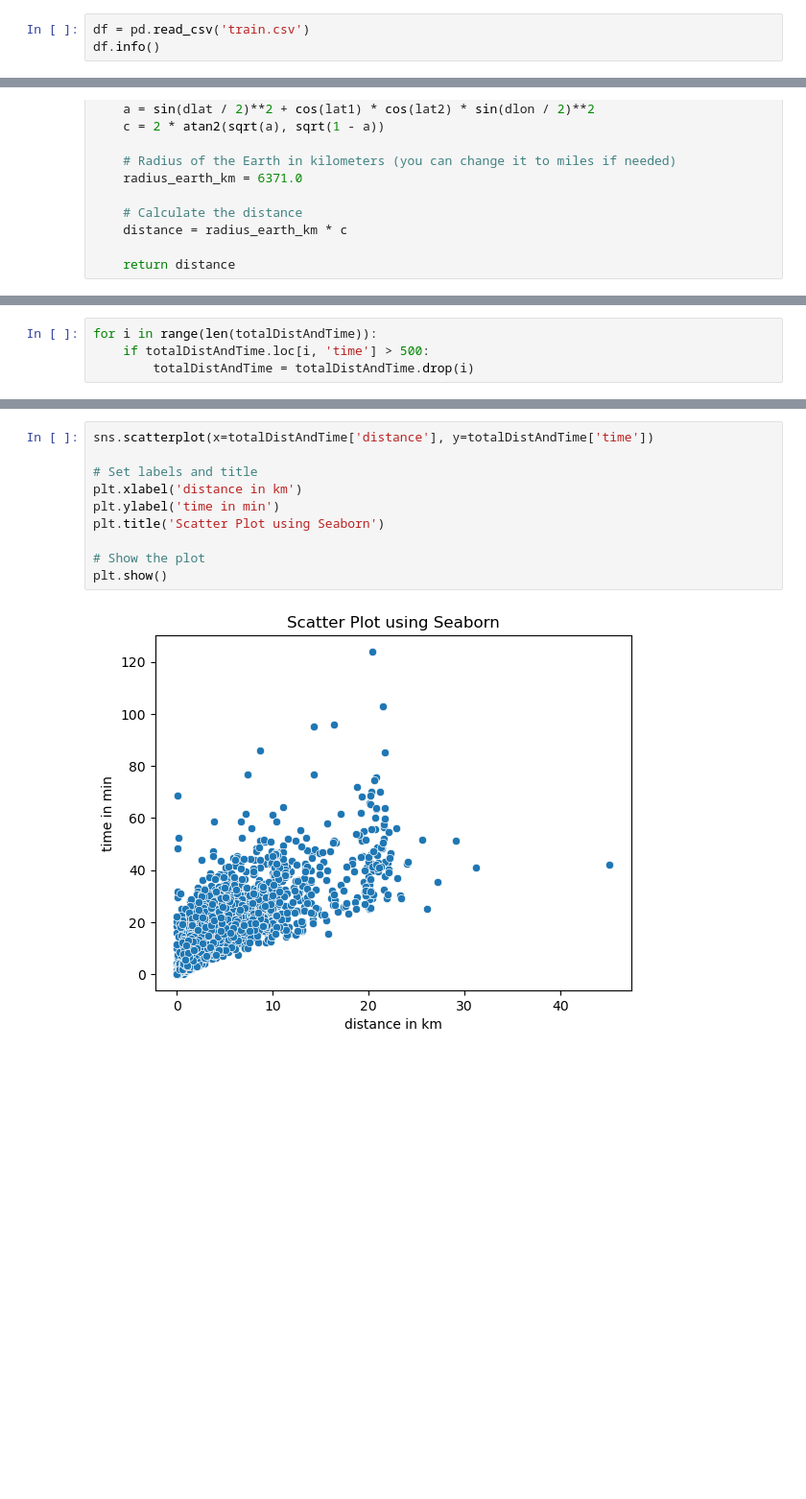
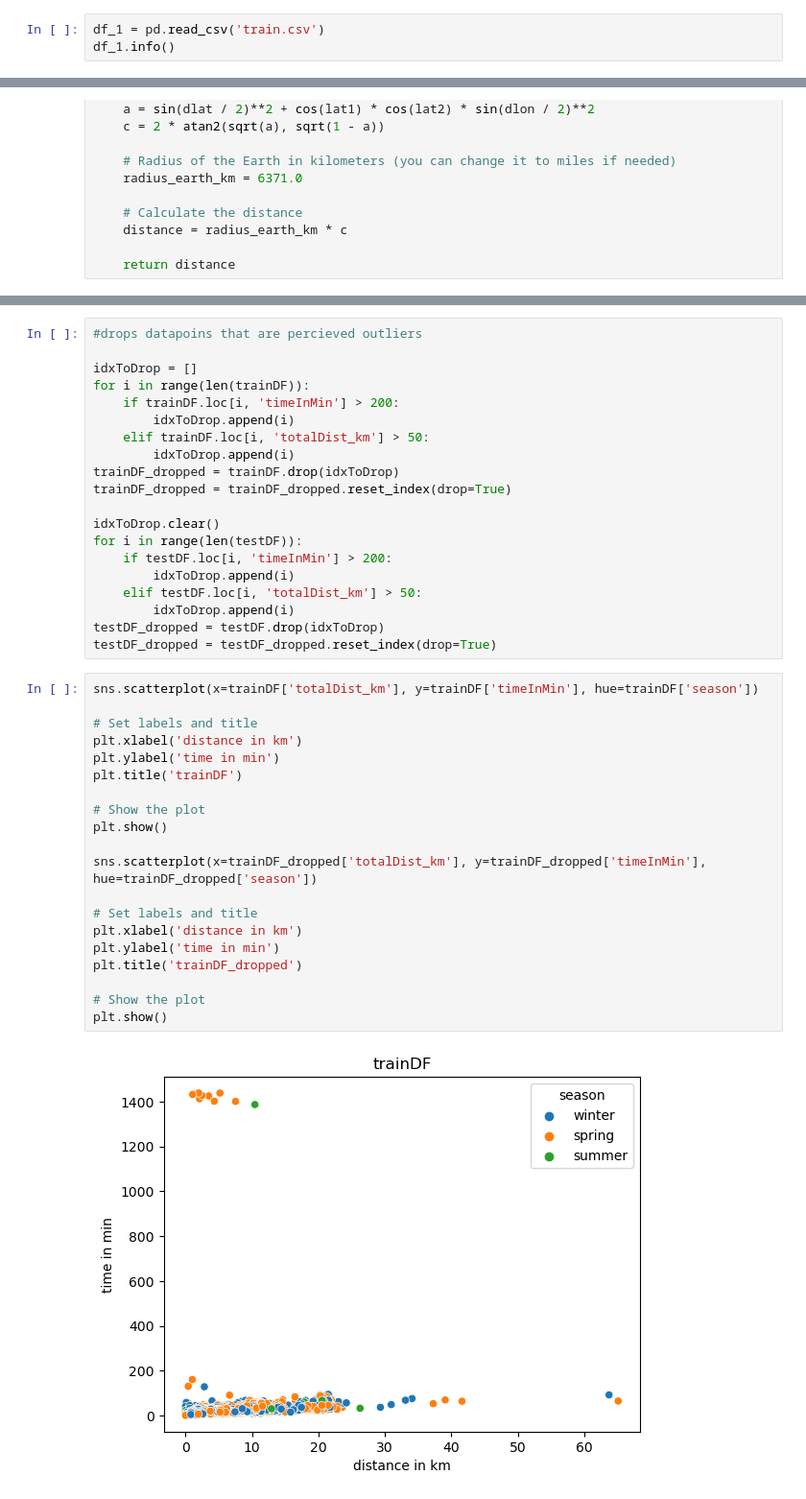
Before and after one commit to ZachMajernik/DataScience2, a Jupyter notebook: Predict/TaxiDrivingDistance.ipynb, the cells around one changed output, grey strips where cells are left out. Shown: that part at 96% size. Cells and saved outputs as stored; diff of their text form; blank space fills up the shorter version.

```diff
--- a/Predict/TaxiDrivingDistance.ipynb
+++ b/Predict/TaxiDrivingDistance.ipynb
@@ -7,6 +8,6 @@ import random
 # %%
-df = pd.read_csv('train.csv')
-df.info()
+df_1 = pd.read_csv('train.csv')
+df_1.info()
 # %% [output]
 <class 'pandas.core.frame.DataFrame'>
 RangeIndex: 1458644 entries, 0 to 1458643
@@ -95,4 +108,0 @@ for i in range(5000):
-# %%
-for i in range(len(totalDistAndTime)):
-    if totalDistAndTime.loc[i, 'time'] > 500:
-        totalDistAndTime = totalDistAndTime.drop(i)
@@ -99,12 +163,42 @@ for i in range(len(totalDistAndTime)):
+# %%
+#drops datapoins that are percieved outliers
+
+idxToDrop = []
+for i in range(len(trainDF)):
+    if trainDF.loc[i, 'timeInMin'] > 200:
+        idxToDrop.append(i)
+    elif trainDF.loc[i, 'totalDist_km'] > 50:
+        idxToDrop.append(i)
+trainDF_dropped = trainDF.drop(idxToDrop)
+trainDF_dropped = trainDF_dropped.reset_index(drop=True)
+
+idxToDrop.clear()
+for i in range(len(testDF)):
+    if testDF.loc[i, 'timeInMin'] > 200:
+        idxToDrop.append(i)
+    elif testDF.loc[i, 'totalDist_km'] > 50:
+        idxToDrop.append(i)
+testDF_dropped = testDF.drop(idxToDrop)
+testDF_dropped = testDF_dropped.reset_index(drop=True)
 # %%
-sns.scatterplot(x=totalDistAndTime['distance'], y=totalDistAndTime['time'])
+sns.scatterplot(x=trainDF['totalDist_km'], y=trainDF['timeInMin'], hue=trainDF['season'])
 
 # Set labels and title
 plt.xlabel('distance in km')
 plt.ylabel('time in min')
-plt.title('Scatter Plot using Seaborn')
+plt.title('trainDF')
 
 # Show the plot
 plt.show()
+
+sns.scatterplot(x=trainDF_dropped['totalDist_km'], y=trainDF_dropped['timeInMin'], hue=trainDF_dropped['season'])
+
+# Set labels and title
+plt.xlabel('distance in km')
+plt.ylabel('time in min')
+plt.title('trainDF_dropped')
+
+# Show the plot
+plt.show()
 # %% [output]
-[figure, old version]
+[figure, new version]
```
Also changed, not shown: parts of 11 cells of this notebook, 1 other file.
